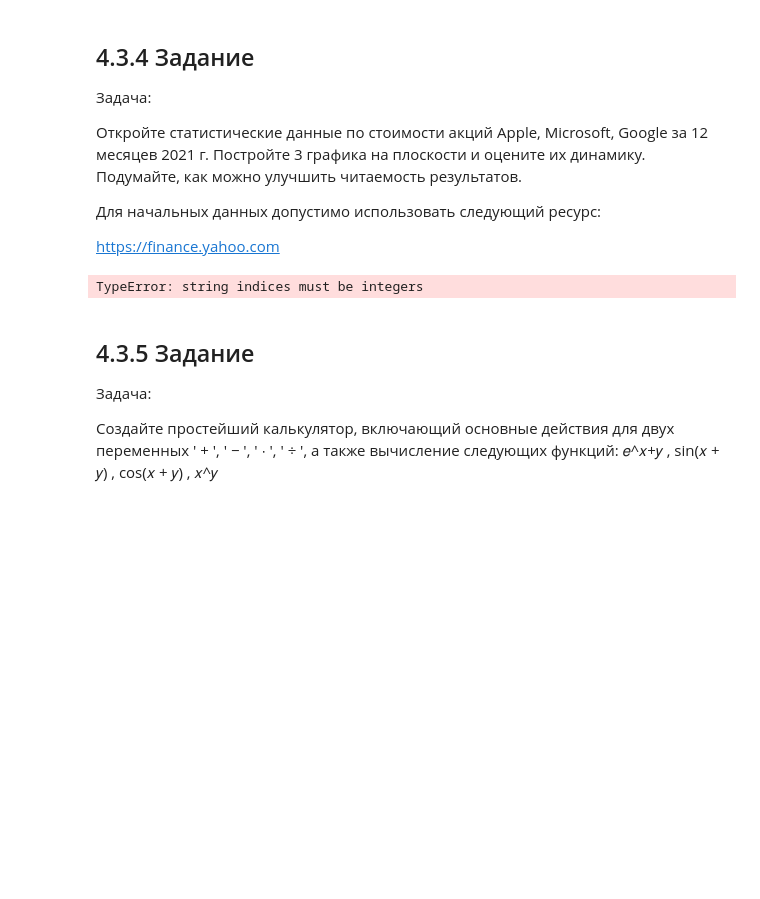
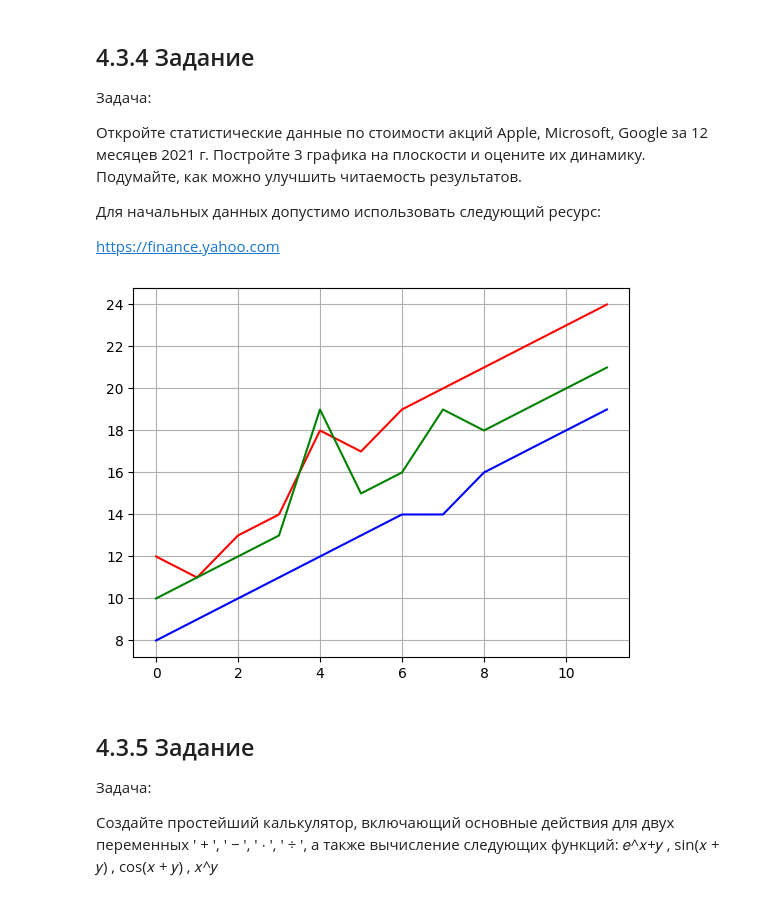
Before and after one commit to sergkhr/VUZai, a Jupyter notebook: First/Khrechko_IKBO-03-21_First_Practice.ipynb, the cells around one changed output. Drawn from its saved outputs; the diff is of its cells as text; code cells hidden in the pictures; blank space fills up the shorter version.

```diff
--- a/First/Khrechko_IKBO-03-21_First_Practice.ipynb
+++ b/First/Khrechko_IKBO-03-21_First_Practice.ipynb
@@ -434,21 +437,21 @@ Microsoft, Google за 12 месяцев 2021 г. Постройте 3 граф
 Для начальных данных допустимо использовать следующий ресурс:
 
 https://finance.yahoo.com
-# %%
-import pandas_datareader as pdr
-import datetime
-import matplotlib.pyplot as plt
-start = datetime.datetime(2021, 1, 1)
-end = datetime.datetime(2021, 12, 31)
-df = pdr.DataReader("AAPL", 'yahoo', start, end)
-df1 = pdr.DataReader("MSFT", 'yahoo', start, end)
-df2 = pdr.DataReader("GOOG", 'yahoo', start, end)
-plt.plot(df['Close'], c = "r")
-plt.plot(df1['Close'], c = "b")
-plt.plot(df2['Close'], c = "g")
-plt.show()
-# %% [output]
-TypeError: string indices must be integers
+# %%
+import numpy as np
+import matplotlib.pyplot as plt
+
+Apple = [12, 11, 13, 14, 18, 17, 19, 20, 21, 22, 23, 24]
+Microsoft = [10, 11, 12, 13, 19, 15, 16, 19, 18, 19, 20, 21]
+Google = [8, 9, 10, 11, 12, 13, 14, 14, 16, 17, 18, 19]
+
+plt.plot(Apple, c = "r")
+plt.plot(Microsoft, c = "g")
+plt.plot(Google, c = "b")
+plt.grid()
+plt.show()
+# %% [output]
+[figure, added]
 # %% [markdown]
 ## 4.3.5 Задание
 
```
Also changed, not shown: parts of 6 cells of this notebook, 1 other file.
